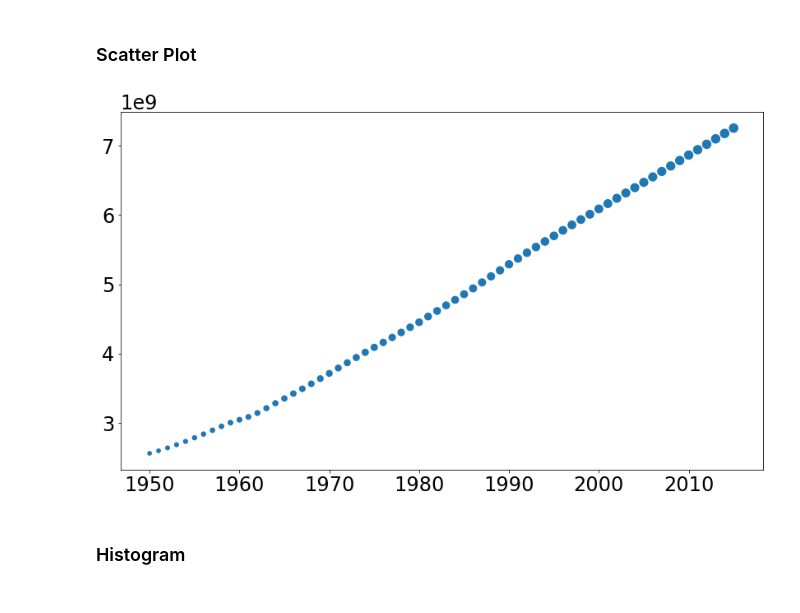
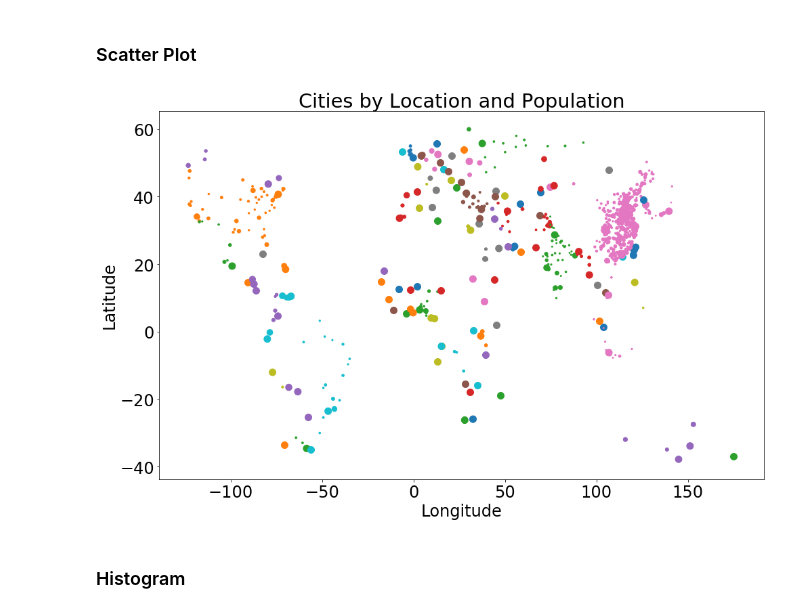
Before and after one commit to mchuffman/stem-camp-notebooks, a Jupyter notebook: 2021/PythonIntro/Plotting.ipynb, the cells around one changed output. Saved outputs shown, nothing was run; the diff lists cells and outputs as text; code cells hidden in the pictures.

Commit message:
better scatter plot example

```diff
--- a/2021/PythonIntro/Plotting.ipynb
+++ b/2021/PythonIntro/Plotting.ipynb
@@ -136,20 +136,23 @@ plt.show()
 ### Scatter Plot
 # %%
 from datascience import Table
-populations_table = Table.read_table('https://raw.githubusercontent.com/cu-applied-math/stem-camp-notebooks/master/notebooks/data8/lab02/world_population.csv')
+populations_table = Table.read_table('https://raw.githubusercontent.com/cu-applied-math/stem-camp-notebooks/master/notebooks/data8/lab02/worldcities.csv')
+plt.figure(figsize=(16, 10))
 
-years = populations_table['Year']
-pops = populations_table['Population']
+for country in set(populations_table['country']):
+    country_table = populations_table.where('country', country)
 
-plt.figure(figsize=(14, 8))
-max_pop = max(pops)
-from math import log10
-dot_sizes = [200*(log10(pop)-9.3) for pop in pops]
+    pops = country_table['population']
+    longitude = country_table['lng']
+    latitude = country_table['lat']
+    plt.scatter(longitude, latitude, s=pops/max(pops)*100)
 
-plt.scatter(years, pops, s=dot_sizes)
+plt.xlabel('Longitude')
+plt.ylabel('Latitude')
+plt.title('Cities by Location and Population')
 plt.show()
 # %% [output]
-[figure, old version]
+[figure, new version]
 # %% [markdown]
 ### Histogram
 # %%
```
Also changed, not shown: 2 other files.
